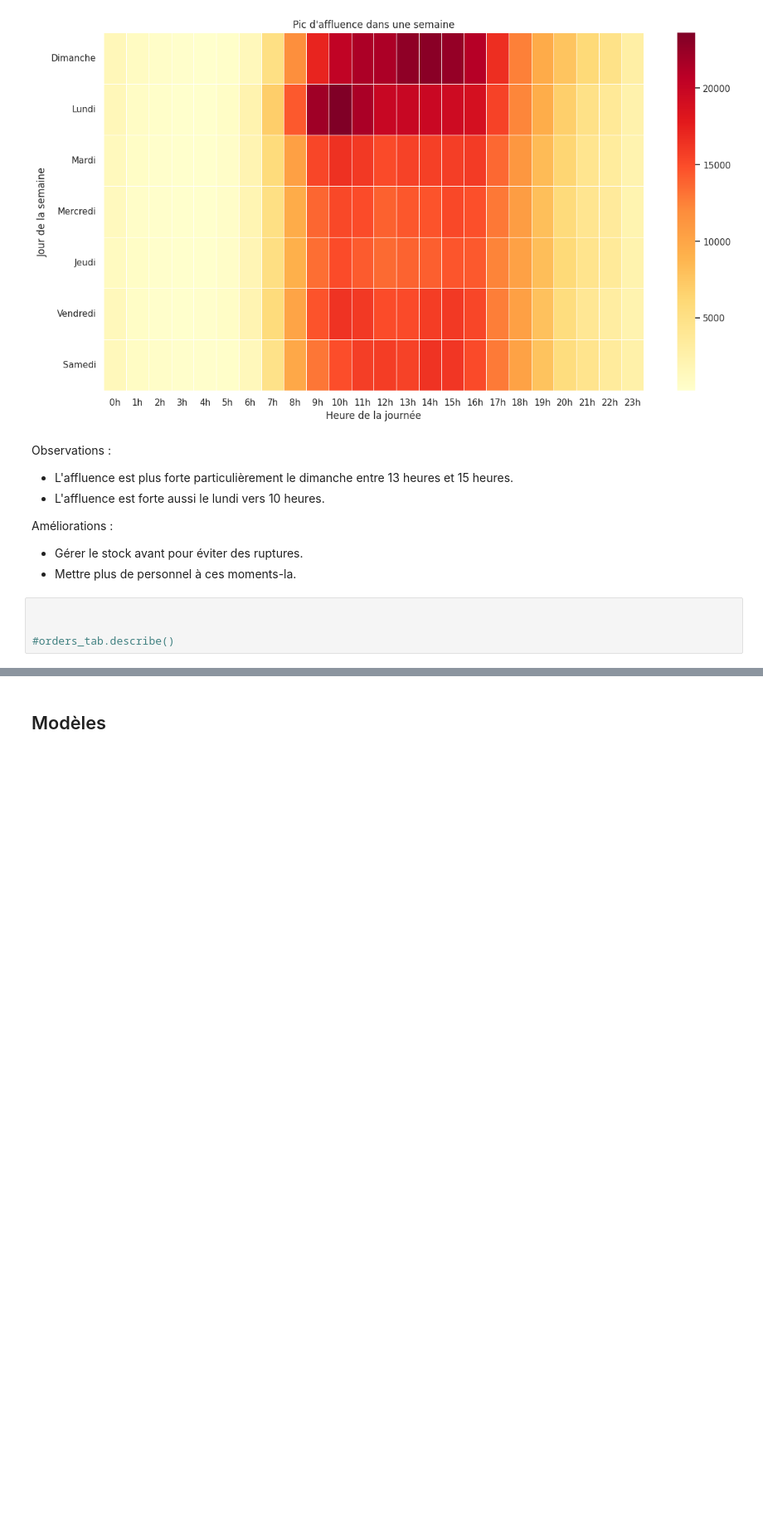
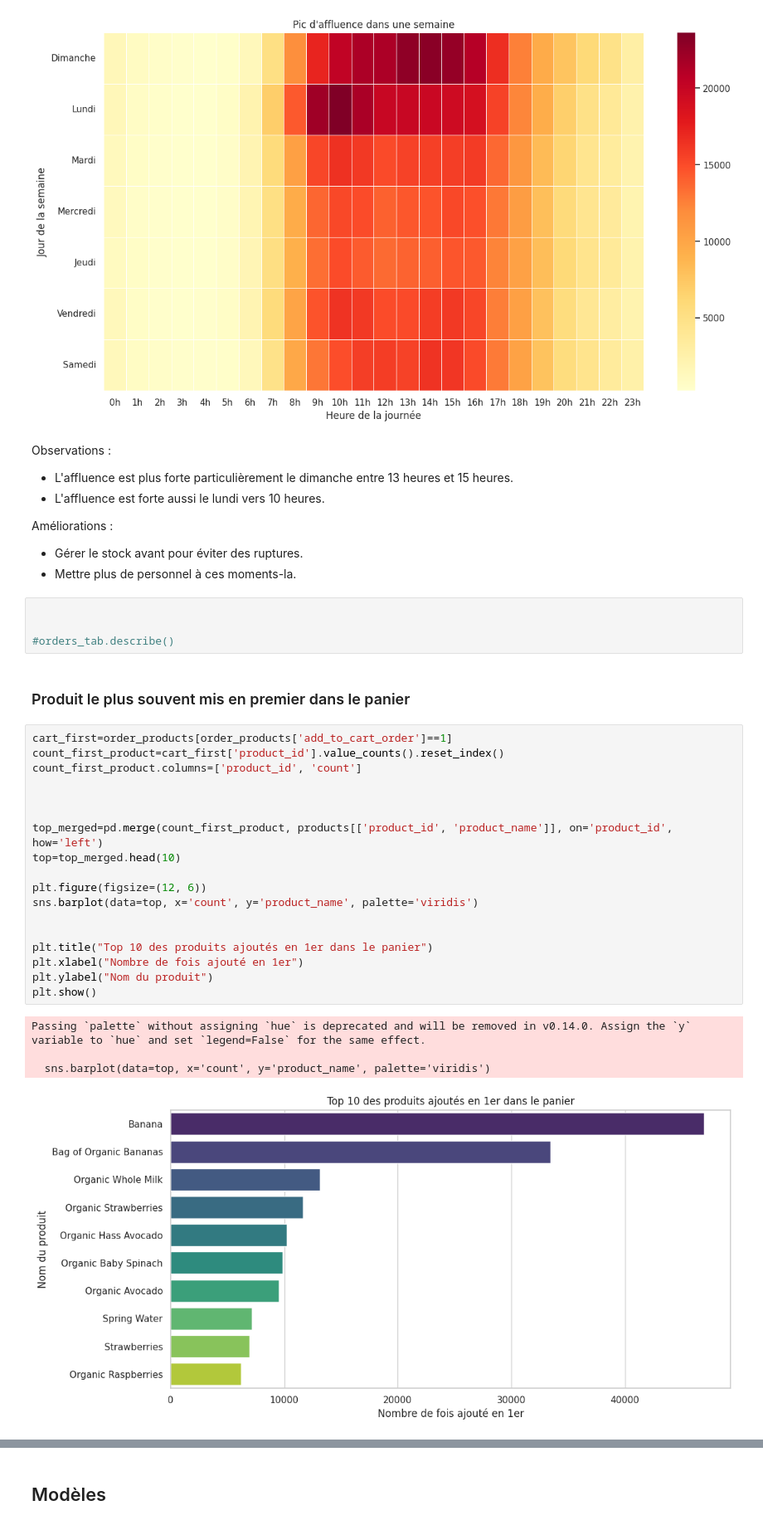
Before and after one commit to raph-bl/NextBuy, a Jupyter notebook: notebook.ipynb, the cells around one changed output, grey strips where cells are left out. Shown at 83% size. Drawn from its saved outputs; the diff is of its cells as text; blank space fills up the shorter version.

Commit message:
feat(graph):first product in the cart

```diff
--- a/notebook.ipynb
+++ b/notebook.ipynb
@@ -59,3 +59,28 @@ Améliorations :
 
 
 #orders_tab.describe()
+# %% [markdown]
+### Produit le plus souvent mis en premier dans le panier
+# %%
+cart_first=order_products[order_products['add_to_cart_order']==1]
+count_first_product=cart_first['product_id'].value_counts().reset_index()
+count_first_product.columns=['product_id', 'count']
+
+
+
+top_merged=pd.merge(count_first_product, products[['product_id', 'product_name']], on='product_id', how='left')
+top=top_merged.head(10)
+
+plt.figure(figsize=(12, 6))
+sns.barplot(data=top, x='count', y='product_name', palette='viridis')
+
+
+plt.title("Top 10 des produits ajoutés en 1er dans le panier")
+plt.xlabel("Nombre de fois ajouté en 1er")
+plt.ylabel("Nom du produit")
+plt.show()
+# %% [output]
+Passing `palette` without assigning `hue` is deprecated and will be removed in v0.14.0. Assign the `y` variable to `hue` and set `legend=False` for the same effect.
+
+  sns.barplot(data=top, x='count', y='product_name', palette='viridis')
+[figure, added]
```
Also changed, not shown: parts of 1 cell of this notebook.
